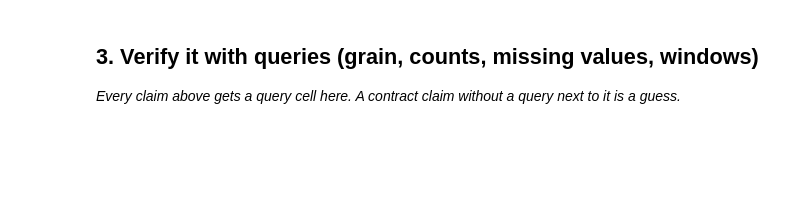
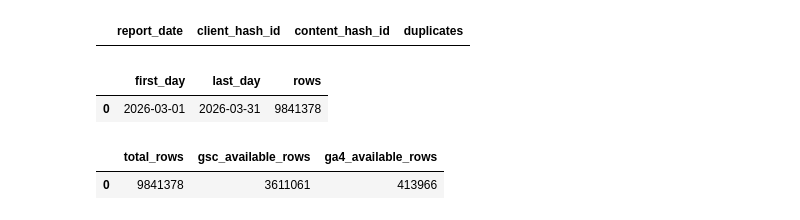
Before and after one commit to boddulavinaykumar6-stack/Flyrank-ML-Internship, a Jupyter notebook: work/notebooks/w03_data_contract.ipynb, the cells around one changed output. Cells and saved outputs as stored; diff of their text form; code cells hidden in the pictures; blank space fills up the shorter version.

```diff
--- a/work/notebooks/w03_data_contract.ipynb
+++ b/work/notebooks/w03_data_contract.ipynb
@@ -12,0 +33,29 @@ This skeleton is yours to fill. Work the sections **in order** — each one has
+# %%
+# This cell is for CODE (numbers, a query, a check).
+# Write your text answer in the cell ABOVE this one — typing sentences here breaks Run All.
+
+from google.colab import userdata
+from huggingface_hub import login
+import duckdb
+import pandas as pd
+import pyarrow.dataset as ds
+
+# Load your Hugging Face token from Colab Secrets
+HF_TOKEN = userdata.get("HF_TOKEN")
+
+# Login to Hugging Face
+login(token=HF_TOKEN)
+
+# Create a DuckDB connection
+con = duckdb.connect()
+
+# Give DuckDB access to the Hugging Face Hub
+con.execute(f"""
+CREATE SECRET (
+    TYPE huggingface,
+    TOKEN '{HF_TOKEN}'
+)
+""")
+
+print("✅ Hugging Face login successful.")
+print("✅ DuckDB secret created.")
@@ -20,7 +146,49 @@ This skeleton is yours to fill. Work the sections **in order** — each one has
 # %%
 # This cell is for CODE (numbers, a query, a check).
 # Write your text answer in the cell ABOVE this one — typing sentences here breaks Run All.
+rel = "hf://datasets/FlyRank/internship-warehouse"
+
+display(con.sql(f"""
+SELECT
+    report_date,
+    client_hash_id,
+    content_hash_id,
+    COUNT(*) AS duplicates
+FROM read_parquet(
+    '{rel}/fact_content_daily_performance/month=2026-03/*.parquet'
+)
+GROUP BY
+    report_date,
+    client_hash_id,
+    content_hash_id
+HAVING COUNT(*) > 1
+LIMIT 10
+""").df())
+# %% [output]
+|  | report_date | client_hash_id | content_hash_id | duplicates |
-# %% [markdown]
-## 3. Verify it with queries (grain, counts, missing values, windows)
-
-*Every claim above gets a query cell here. A contract claim without a query next to it is a guess.*
+# %%
+display(con.sql(f"""
+SELECT
+    MIN(report_date) AS first_day,
+    MAX(report_date) AS last_day,
+    COUNT(*) AS rows
+FROM read_parquet(
+    '{rel}/fact_content_daily_performance/month=2026-03/*.parquet'
+)
+""").df())
+# %% [output]
+|  | first_day | last_day | rows |
+| 0 | 2026-03-01 | 2026-03-31 | 9841378 |
+# %%
+display(con.sql(f"""
+SELECT
+    COUNT(*) AS total_rows,
+    COUNT(*) FILTER (WHERE gsc_data_available IS TRUE) AS gsc_available_rows,
+    COUNT(*) FILTER (WHERE ga4_data_available IS TRUE) AS ga4_available_rows
+FROM read_parquet(
+    '{rel}/fact_content_daily_performance/month=2026-03/*.parquet'
+)
+""").df())
+# %% [output]
+|  | total_rows | gsc_available_rows | ga4_available_rows |
+| 0 | 9841378 | 3611061 | 413966 |
```
Also changed, not shown: parts of 16 cells of this notebook.
